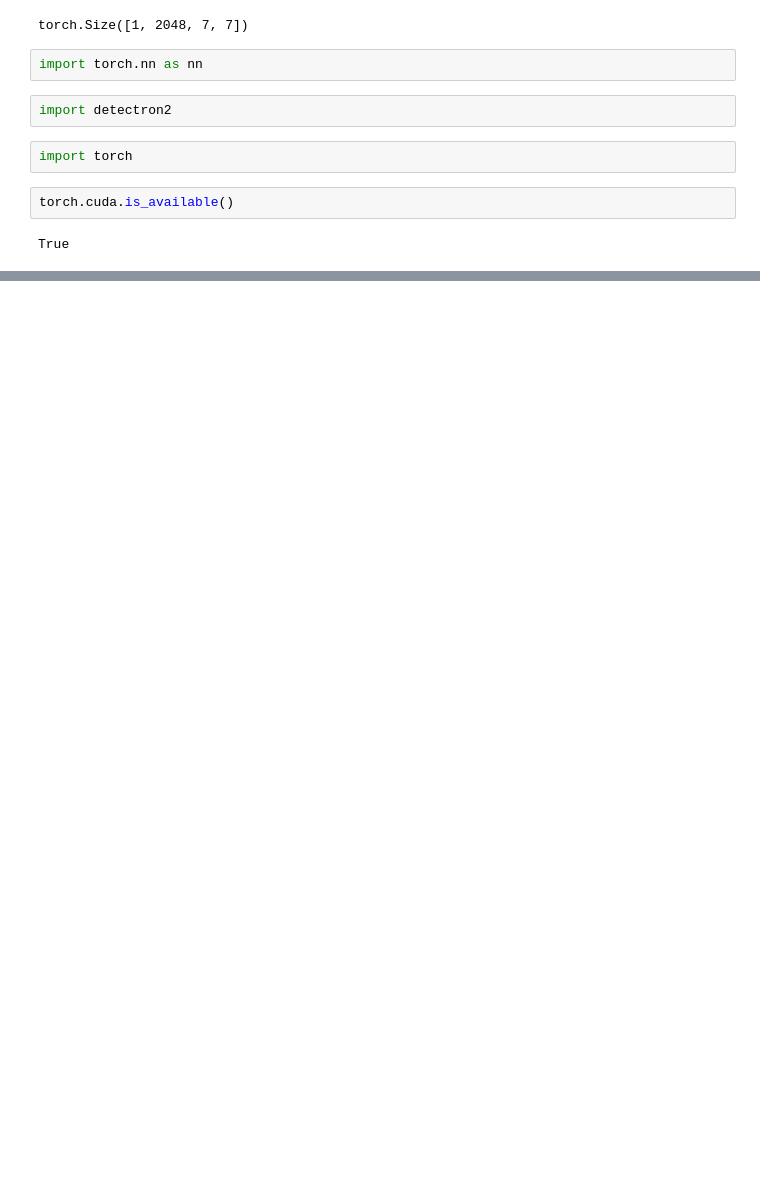
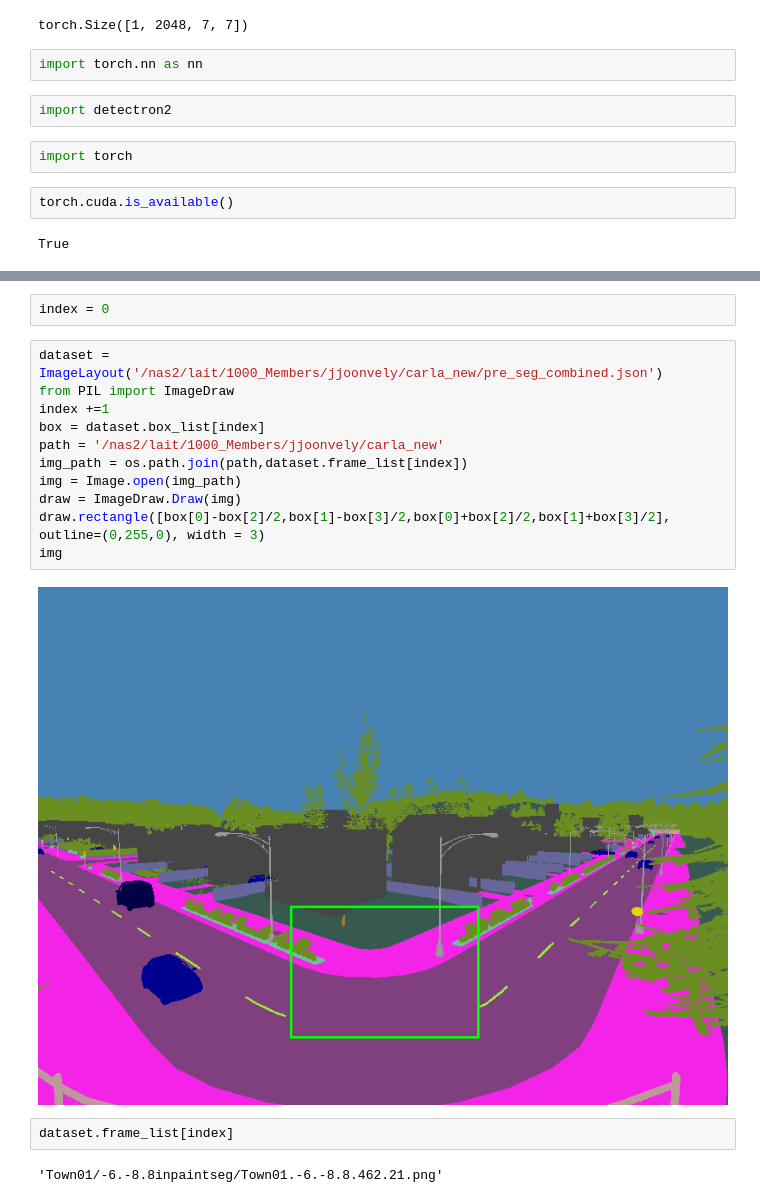
Before and after one commit to JJ00nvely/CLDM, a Jupyter notebook: debug.ipynb, the cells around one changed output, grey strips where cells are left out. Saved outputs shown, nothing was run; the diff lists cells and outputs as text; blank space fills up the shorter version.

Commit message:
edit_dataset

```diff
--- a/debug.ipynb
+++ b/debug.ipynb
@@ -165,0 +217,19 @@ ImportError: libcudart.so.11.0: cannot open shared object file: No such file or
+# %%
+index = 0
+# %%
+dataset = ImageLayout('/nas2/lait/1000_Members/jjoonvely/carla_new/pre_seg_combined.json')
+from PIL import ImageDraw
+index +=1
+box = dataset.box_list[index]
+path = '/nas2/lait/1000_Members/jjoonvely/carla_new'
+img_path = os.path.join(path,dataset.frame_list[index])
+img = Image.open(img_path)
+draw = ImageDraw.Draw(img)
+draw.rectangle([box[0]-box[2]/2,box[1]-box[3]/2,box[0]+box[2]/2,box[1]+box[3]/2], outline=(0,255,0), width = 3)
+img
+# %% [output]
+[figure, added]
+# %%
+dataset.frame_list[index]
+# %% [output]
+'Town01/-6.-8.8inpaintseg/Town01.-6.-8.8.462.21.png'
```
Also changed, not shown: parts of 5 cells of this notebook, 5 other files.
